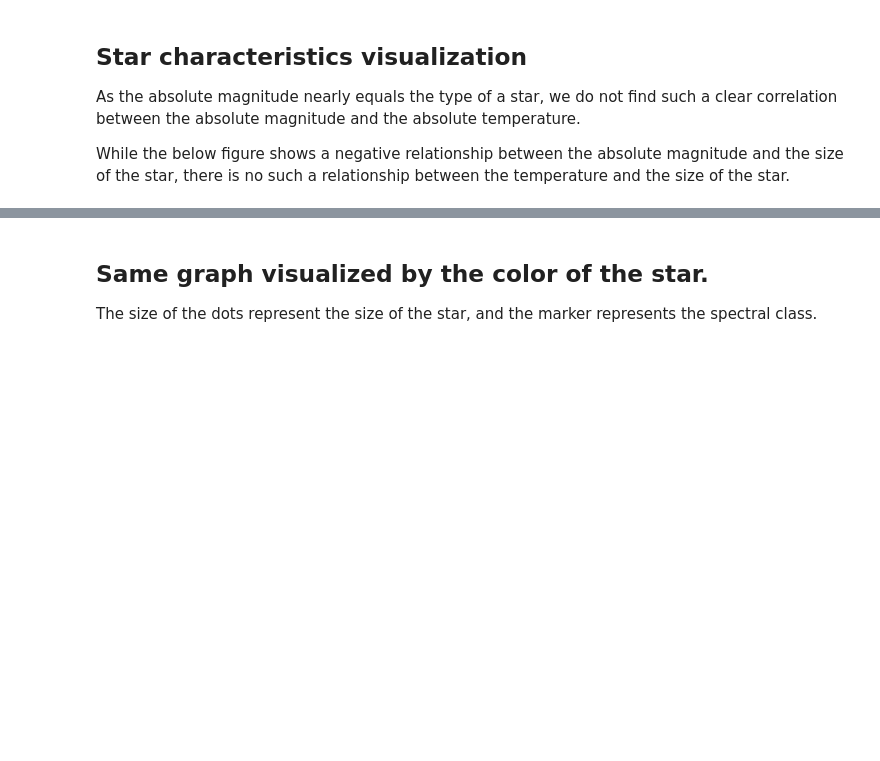
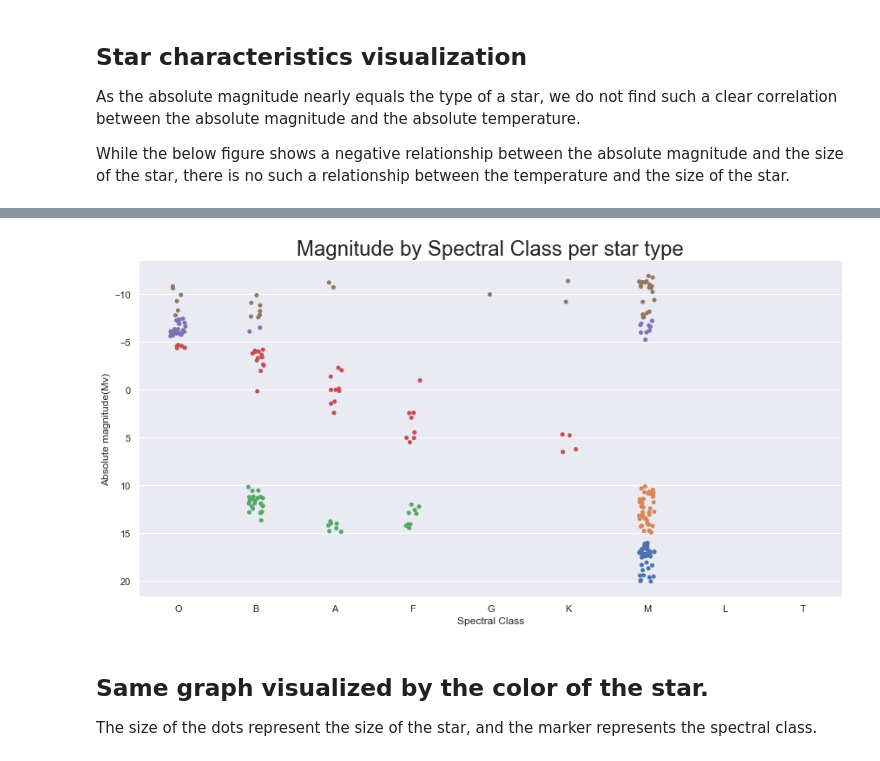
Before and after one commit to annalieNK/star-types, a Jupyter notebook: src/Exploratory Analysis.ipynb, the cells around one changed output, grey strips where cells are left out. Saved outputs shown, nothing was run; the diff lists cells and outputs as text; code cells hidden in the pictures; blank space fills up the shorter version.

```diff
--- a/src/Exploratory Analysis.ipynb
+++ b/src/Exploratory Analysis.ipynb
@@ -121,3 +121,17 @@ Yellow coloured point in the Main Sequence star band denotes our SUN
+# %%
+sns.catplot(data=df,
+            x="Spectral Class",
+            y="Absolute magnitude(Mv)",
+            hue="Star type",
+            order=['O', 'B', 'A', 'F', 'G', 'K', 'M', 'L', 'T'],
+            legend=False,
+            height=6,
+            aspect=12/6)
+plt.gca().invert_yaxis()
+# plt.legend(title='Star type', loc='upper right', labels=list(star_type_dict.values()))
+plt.title("Magnitude by Spectral Class per star type", fontsize=24);
+# %% [output]
+[figure, added]
 # %% [markdown]
 ## Same graph visualized by the color of the star.
 The size of the dots represent the size of the star, and the marker represents the spectral class.
```
Also changed, not shown: parts of 7 cells of this notebook, 3 other files.
